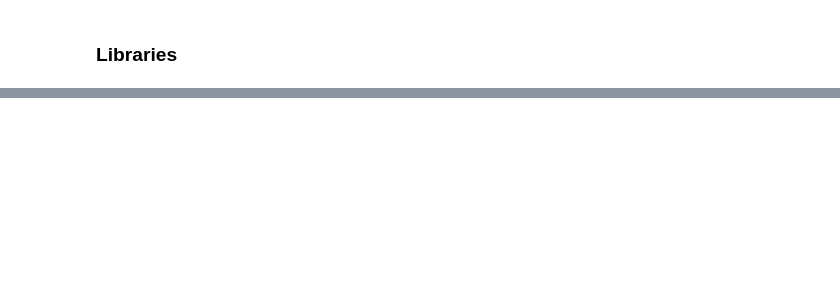
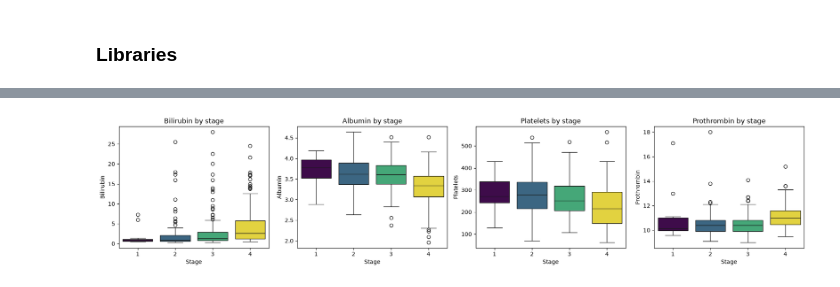
Before and after one commit to Jonathansl17/jarvis, a Jupyter notebook: cirrhosis_type_classification/cirrhosis_type_classification.ipynb, the cells around one changed output, grey strips where cells are left out. Drawn from its saved outputs; the diff is of its cells as text; code cells hidden in the pictures; blank space fills up the shorter version.

```diff
--- a/cirrhosis_type_classification/cirrhosis_type_classification.ipynb
+++ b/cirrhosis_type_classification/cirrhosis_type_classification.ipynb
@@ -117,0 +103,7 @@ To be developed.
+# %%
+# The target and the categorical columns
+print(cirrhosis['Stage'].value_counts(dropna=False).sort_index())
+print()
+for column in ['Status', 'Drug', 'Sex', 'Ascites', 'Hepatomegaly', 'Spiders', 'Edema']:
+    print(cirrhosis[column].value_counts(dropna=False))
+    print()
@@ -117,0 +136,10 @@ To be developed.
+# %%
+# Drop the outcome columns, the id and the patients with no stage
+cirrhosis = cirrhosis.drop(columns=['ID', 'N_Days', 'Status'])
+cirrhosis = cirrhosis.dropna(subset=['Stage']).copy()
+cirrhosis['Stage'] = cirrhosis['Stage'].astype(int)
+
+# Age in years reads better than age in days
+DAYS_PER_YEAR = 365.25
+cirrhosis['Age'] = cirrhosis['Age'] / DAYS_PER_YEAR
+print("Patients kept:", len(cirrhosis))
@@ -117,0 +169,10 @@ To be developed.
+# %%
+# Distribution of four tests by stage
+fig, axes = plt.subplots(1, 4, figsize=(18, 4))
+for ax, column in zip(axes, ['Bilirubin', 'Albumin', 'Platelets', 'Prothrombin']):
+    sns.boxplot(data=cirrhosis, x='Stage', y=column, ax=ax, hue='Stage', palette='viridis', legend=False)
+    ax.set_title(column + ' by stage')
+plt.tight_layout()
+plt.show()
+# %% [output]
+[figure, added]
```
Also changed, not shown: parts of 60 cells of this notebook, 1 other file.
